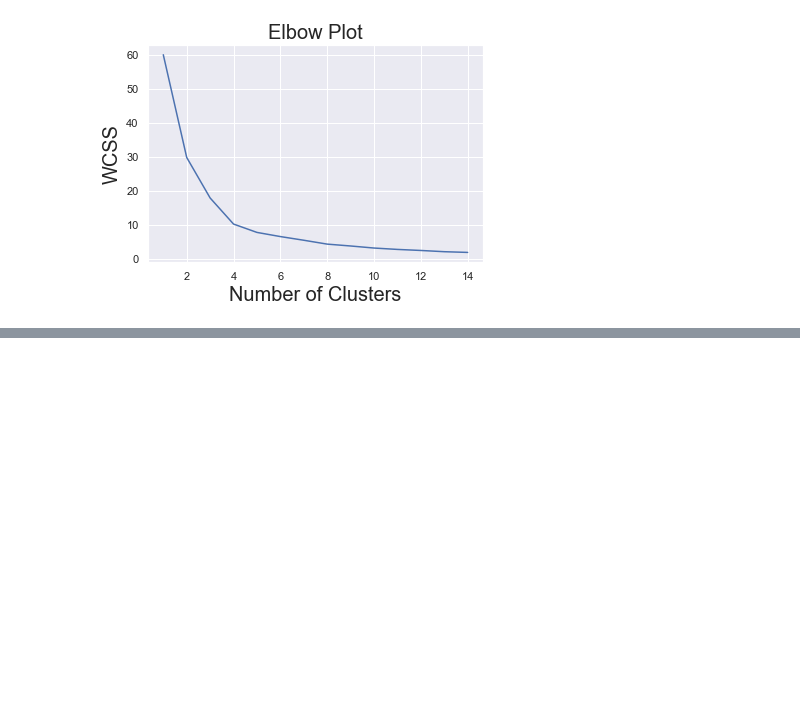
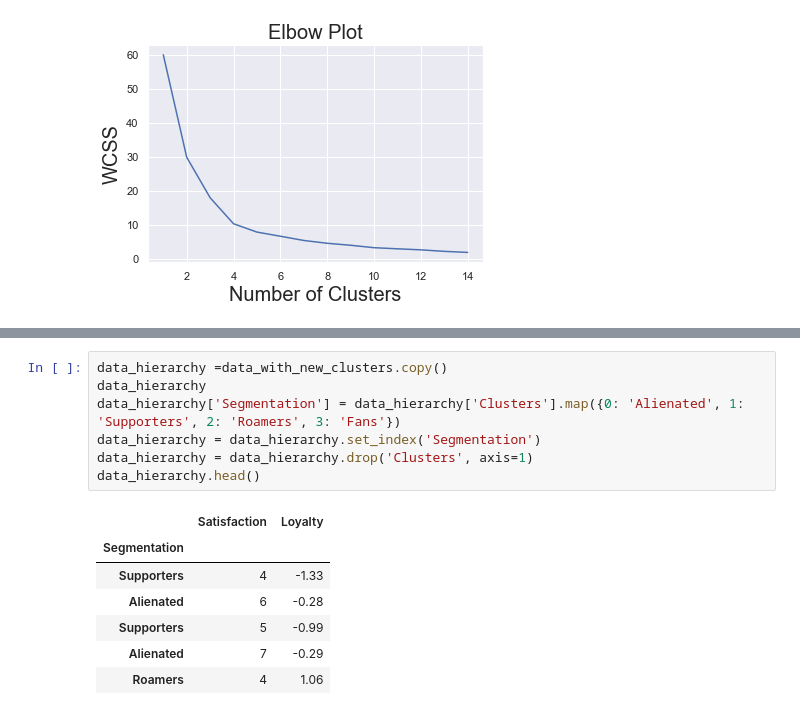
Before and after one commit to ShayanJul/DataScience, a Jupyter notebook: Cluster Analysis/Market Segmentation with Cluster Analysis.ipynb, the cells around one changed output, grey strips where cells are left out. Drawn from its saved outputs; the diff is of its cells as text; blank space fills up the shorter version.

```diff
--- a/Cluster Analysis/Market Segmentation with Cluster Analysis.ipynb
+++ b/Cluster Analysis/Market Segmentation with Cluster Analysis.ipynb
@@ -113,0 +114,15 @@ Text(0.5, 1.0, 'Satisfaction - Loyalty Clustered')
+# %%
+data_hierarchy =data_with_new_clusters.copy()
+data_hierarchy
+data_hierarchy['Segmentation'] = data_hierarchy['Clusters'].map({0: 'Alienated', 1: 'Supporters', 2: 'Roamers', 3: 'Fans'})
+data_hierarchy = data_hierarchy.set_index('Segmentation')
+data_hierarchy = data_hierarchy.drop('Clusters', axis=1)
+data_hierarchy.head()
+# %% [output]
+|  | Satisfaction | Loyalty |
+| Segmentation |  |  |
+| Supporters | 4 | -1.33 |
+| Alienated | 6 | -0.28 |
+| Supporters | 5 | -0.99 |
+| Alienated | 7 | -0.29 |
+| Roamers | 4 | 1.06 |
```
Also changed, not shown: parts of 5 cells of this notebook, 2 other files.
